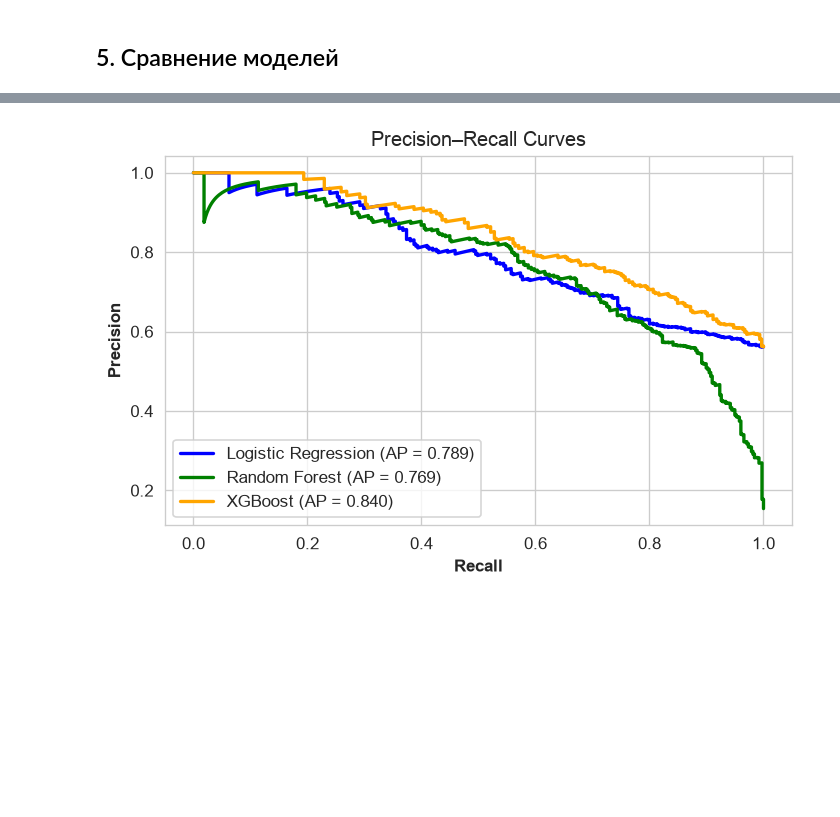
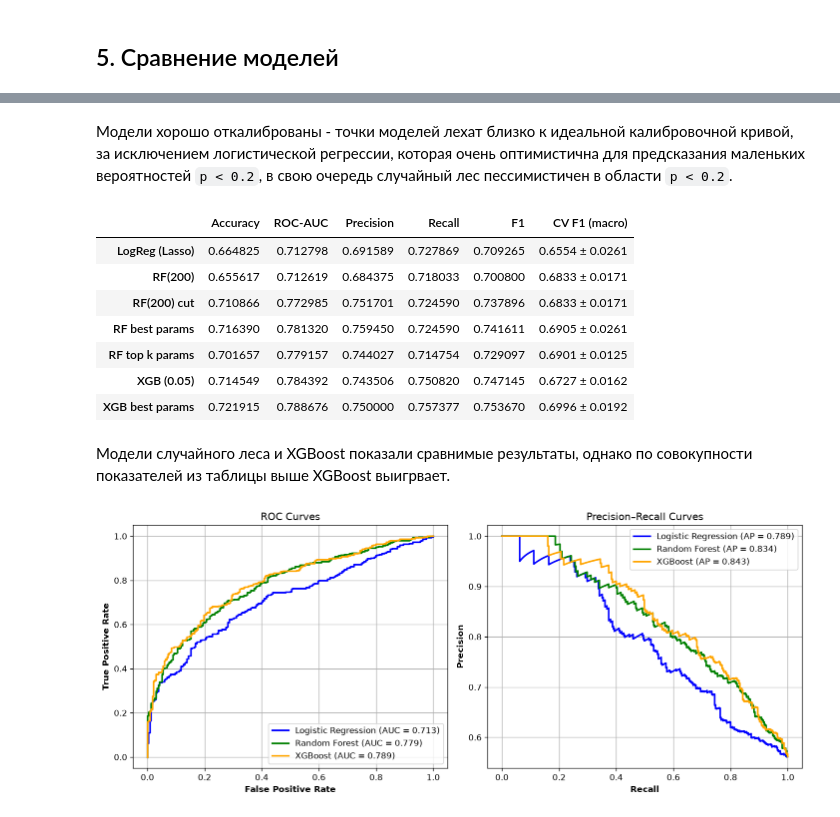
Before and after one commit to vlad-kuskov/Online_Shoppers_Intention, a Jupyter notebook: research.ipynb, the cells around one changed output, grey strips where cells are left out. Saved outputs shown, nothing was run; the diff lists cells and outputs as text; code cells hidden in the pictures; blank space fills up the shorter version.

```diff
--- a/research.ipynb
+++ b/research.ipynb
@@ -504,5 +681,7 @@ array([0.81367931, 0.77908727, 0.7833506 , 0.77456988, 0.79261281])
 # %% [markdown]
 ### Подбор гиперпараметров для модели случайного леса
+# %%
+X_train, X_test, y_train, y_test = X_cut_train, X_cut_test, y_cut_train, y_cut_test
 # %%
 param_grid = {
     'n_estimators': [200, 500],
@@ -604,6 +782,8 @@ selected_features_rfecv
 # %%
-df_tmp = df
-# df_tmp = df[df['PageValues'] > 0]
+# df_tmp = df
+df_tmp = df_filtered
+
+selected_features_rfecv = X.columns[rfecv.support_].tolist()
 
 X_sel = df_tmp[selected_features_rfecv]
 y_sel = df_tmp['Revenue'].values
@@ -666,15 +830,12 @@ from xgboost import XGBClassifier
 xgb_model = XGBClassifier(
     n_estimators=200,
     max_depth=5,
-    learning_rate=0.05,# Controls how much each tree contributes.
-    subsample=0.8, # Means every tree uses only 80% of rows randomly.
-    colsample_bytree=0.8,# Controls how many features are used for each tree.
+    learning_rate=0.05,
+    subsample=0.8,
+    colsample_bytree=0.8,
     random_state=42,
-    eval_metric='logloss' # Loss function used during training., logloss: Measures prediction error using probabilities.
+    eval_metric='logloss'
 )
-
-X_train['VisitorType'] = X_train['VisitorType'].astype(np.int64)
-X_test['VisitorType'] = X_test['VisitorType'].astype(np.int64)
 
 xgb_model.fit(X_train, y_train)
 
@@ -806,32 +982,62 @@ plt.show()
+# %% [markdown]
+Модели хорошо откалиброваны - точки моделей лехат близко к идеальной калибровочной кривой, за исключением логистической регрессии, которая очень оптимистична для предсказания маленьких вероятностей `p < 0.2`, в свою очередь случайный лес пессимистичен в области `p < 0.2`.
+# %%
+results
+# %% [output]
+|  | Accuracy | ROC-AUC | Precision | Recall | F1 | CV F1 (macro) |
+| LogReg (Lasso) | 0.664825 | 0.712798 | 0.691589 | 0.727869 | 0.709265 | 0.6554 ± 0.0261 |
+| RF(200) | 0.655617 | 0.712619 | 0.684375 | 0.718033 | 0.700800 | 0.6833 ± 0.0171 |
+| RF(200) cut | 0.710866 | 0.772985 | 0.751701 | 0.724590 | 0.737896 | 0.6833 ± 0.0171 |
+| RF best params | 0.716390 | 0.781320 | 0.759450 | 0.724590 | 0.741611 | 0.6905 ± 0.0261 |
+| RF top k params | 0.701657 | 0.779157 | 0.744027 | 0.714754 | 0.729097 | 0.6901 ± 0.0125 |
+| XGB (0.05) | 0.714549 | 0.784392 | 0.743506 | 0.750820 | 0.747145 | 0.6727 ± 0.0162 |
+| XGB best params | 0.721915 | 0.788676 | 0.750000 | 0.757377 | 0.753670 | 0.6996 ± 0.0192 |
+# %% [markdown]
+Модели случайного леса и XGBoost показали сравнимые результаты, однако по совокупности показателей из таблицы выше XGBoost выигрвает.
 # %%
-
-fig, ax = plt.subplots(figsize=(6, 4))
+fig, ax = plt.subplots(1, 2, figsize=(12, 5))
 
 models = [
     ("Logistic Regression", y_test_lr, y_score_lr, "blue"),
     ("Random Forest", y_test_rf, y_score_rf, "green"),
     ("XGBoost", y_test_xgb, y_score_xgb, "orange"),
 ]
 
-for name, y_test, y_score, color in models:
-    precision, recall, _ = precision_recall_curve(y_test, y_score)
-    ap = average_precision_score(y_test, y_score)
+for name, y_test_i, y_score_i, color in models:
+    precision, recall, _ = precision_recall_curve(y_test_i, y_score_i)
+    ap = average_precision_score(y_test_i, y_score_i)
 
-    ax.plot(
+    fpr, tpr, _ = roc_curve(y_true=y_test_i, y_score=y_score_i)
+    roc_auc = roc_auc_score(y_test_i, y_score_i)
+
+    ax[0].plot(
+        fpr,
+        tpr,
+        linewidth=2,
+        color=color,
+        label=f'{name} (AUC = {roc_auc:0.3f})')
+
+    ax[1].plot(
         recall,
         precision,
         linewidth=2,
         color=color,
         label=f"{name} (AP = {ap:.3f})"
     )
 
-ax.set_xlabel("Recall")
-ax.set_ylabel("Precision")
-ax.set_title("Precision–Recall Curves")
-ax.grid(True)
-ax.legend()
+ax[0].legend()
+ax[0].set_xlabel('False Positive Rate')
+ax[0].set_ylabel('True Positive Rate')
+ax[0].set_title("ROC Curves")
+ax[0].grid(True)
+
+ax[1].set_xlabel("Recall")
+ax[1].set_ylabel("Precision")
+ax[1].set_title("Precision–Recall Curves")
+ax[1].grid(True)
+ax[1].legend()
 
 fig.tight_layout()
 plt.show()
 # %% [output]
-[figure, old version]
+[figure, new version]
```
Also changed, not shown: parts of 49 cells of this notebook, 2 other files.
